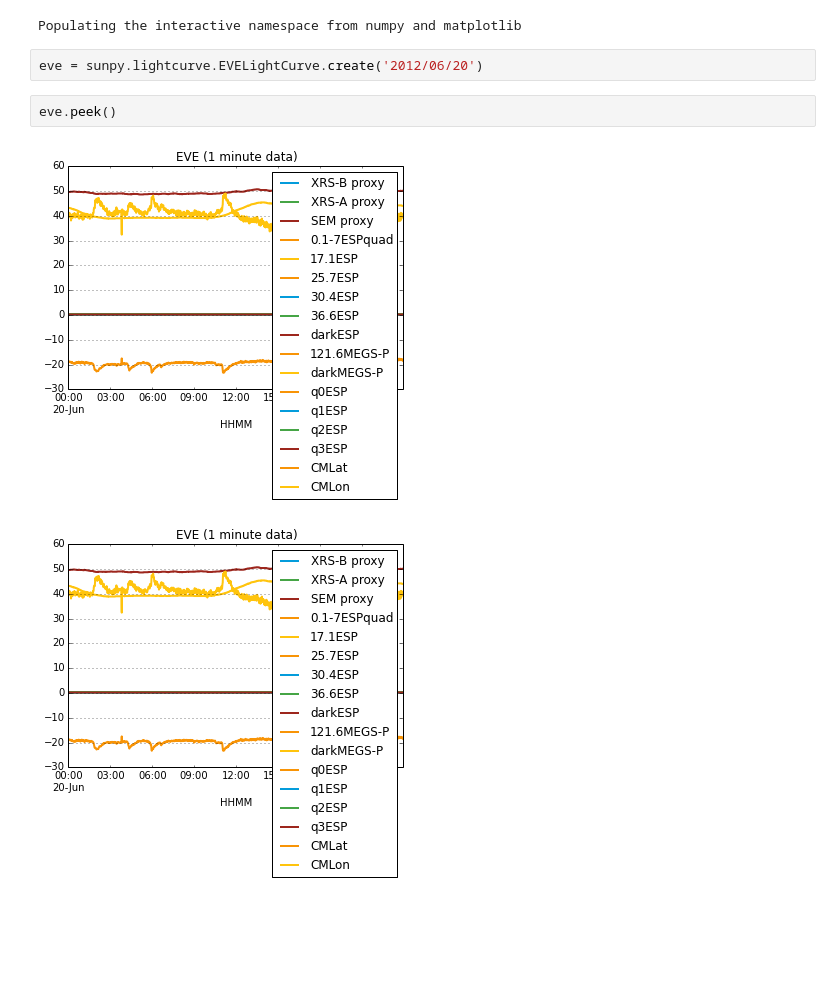
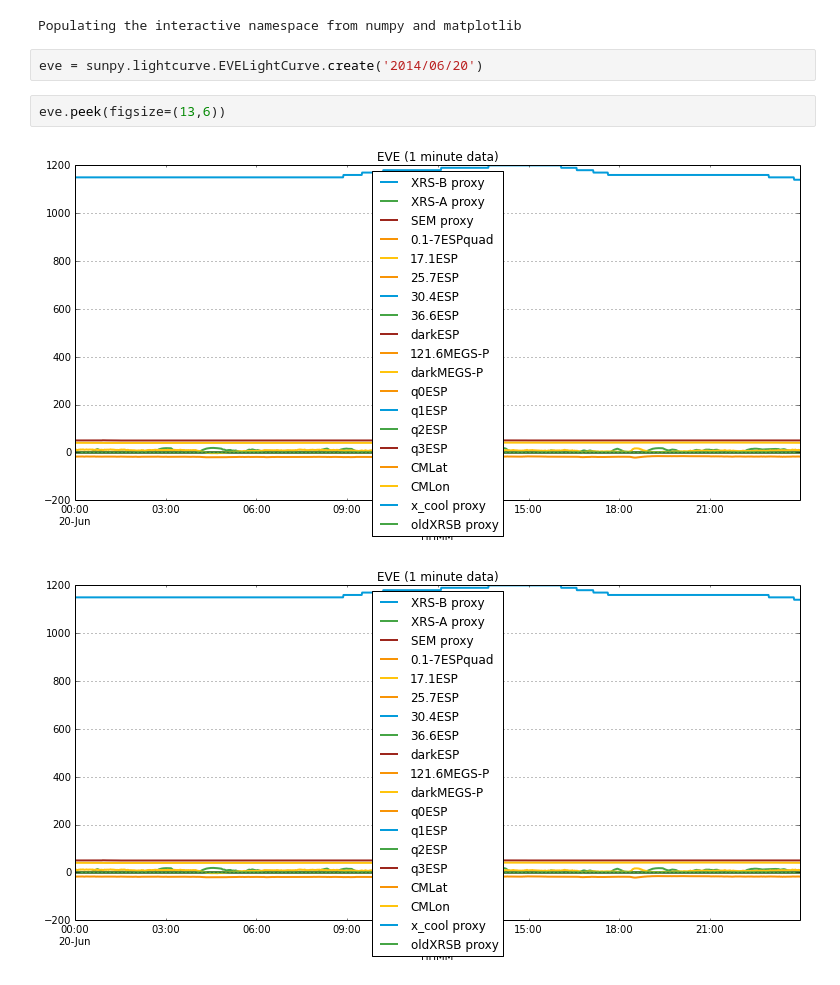
Before and after one commit to transientlunatic/ipython-solar-bayesian, a Jupyter notebook: EVE Flare Experiment.ipynb, the cells around one changed output. Cells and saved outputs as stored; diff of their text form; blank space fills up the shorter version.

```diff
--- a/EVE Flare Experiment.ipynb
+++ b/EVE Flare Experiment.ipynb
@@ -4,9 +4,9 @@ import sunpy, sunpy.lightcurve
 # %% [output]
 Populating the interactive namespace from numpy and matplotlib
 # %%
-eve = sunpy.lightcurve.EVELightCurve.create('2012/06/20')
+eve = sunpy.lightcurve.EVELightCurve.create('2014/06/20')
 # %%
-eve.peek()
+eve.peek(figsize=(13,6))
 # %% [output]
-[figure, old version]
+[figure, new version]
-[figure, old version]
+[figure, new version]
```
Also changed, not shown: 1 other file.
